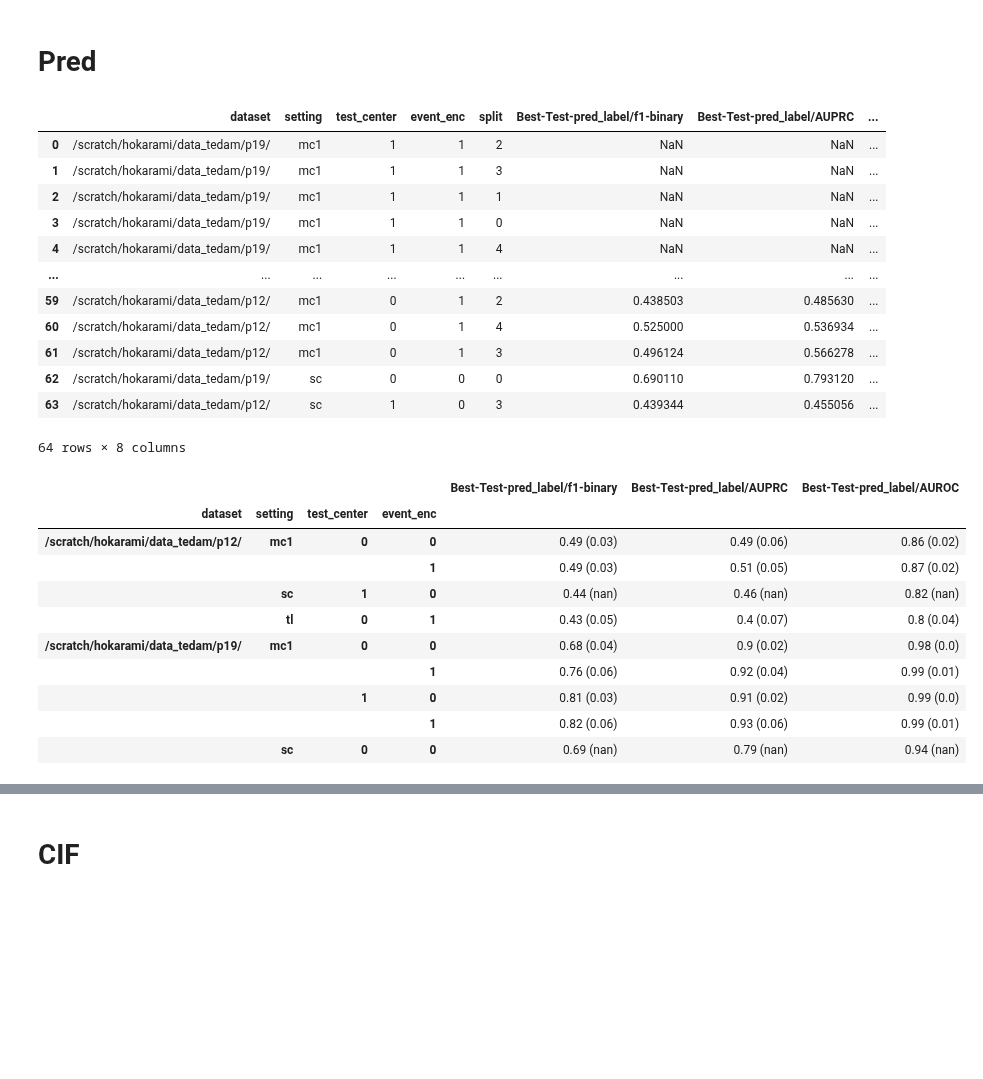
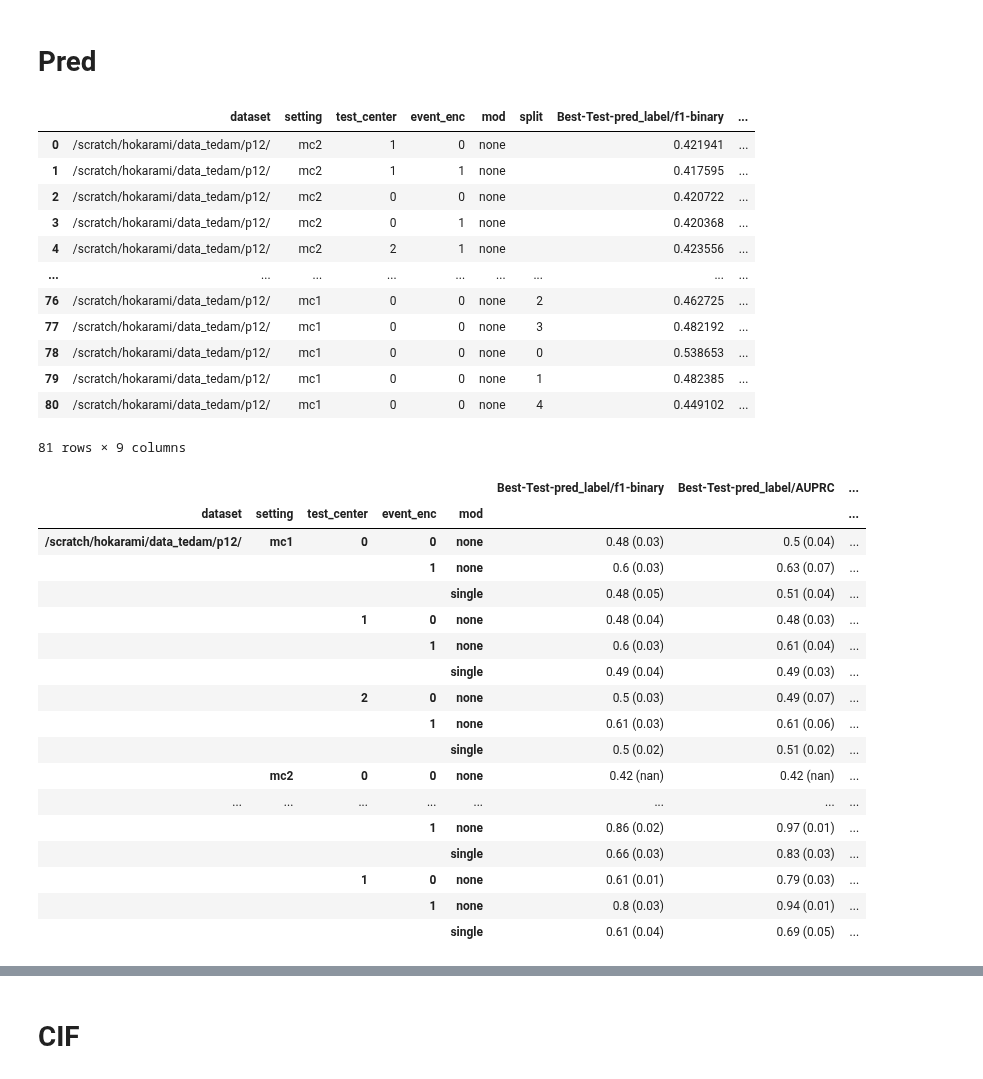
Before and after one commit to hojjatkarami/tedam2, a Jupyter notebook: jup_res.ipynb, the cells around one changed output, grey strips where cells are left out. Saved outputs shown, nothing was run; the diff lists cells and outputs as text; code cells hidden in the pictures; blank space fills up the shorter version.

```diff
--- a/jup_res.ipynb
+++ b/jup_res.ipynb
@@ -8,15 +8,15 @@ import plotly.express as px  # (version 4.7.0 or higher)
 import plotly.graph_objects as go
 from plotly.subplots import make_subplots
 # %%
-!pip install wandb -qqq
+# !pip install wandb -qqq
 import wandb
-wandb.login()
+# wandb.login()
 api = wandb.Api()
 import os
 
 os.environ["WANDB_NOTEBOOK_NAME"] = "jup_res"
 
 
-selected_tag = 'Pred'
+# selected_tag = 'Pred'
 
 runs = api.runs("hokarami/TEDAM3")
@@ -89,10 +87,10 @@ dict_keys(['w', 'lr', 'log', 'mod', 'per', 'cuda', 'data', 'date', 'demo', 'prof
 # %% [markdown]
 # Pred
 # %%
-df_filt = dl_runs(runs, selected_tag='Pred6')
+df_filt = dl_runs(runs, selected_tag='PredN')
 # %%
 i_groupby_row =['dataset','setting','test_center']
-i_groupby_col = ['event_enc']
+i_groupby_col = ['event_enc','mod']
 i_agg = ['split']
 i_metric = ['Best-Test-pred_label/f1-binary','Best-Test-pred_label/AUPRC','Best-Test-pred_label/AUROC']
 # i_metric = ['Test-CIF/NLL-#events']
@@ -103,53 +101,60 @@ i_metric = ['Best-Test-pred_label/f1-binary','Best-Test-pred_label/AUPRC','Best-
 d_name = [x for x in df_filt.name]
 
 df_config = pd.DataFrame(   [{k:v for k,v in x.items()} for x in df_filt.config]    )
 
 df_summary = pd.DataFrame(   [{k:v for k,v in x.items()} for x in df_filt.summary]    )
 
 df = pd.concat([df_config, df_summary],axis=1)
 # df.name = df_filt.name
 df = df[i_groupby_row + i_groupby_col + i_agg + i_metric]
 df
 
 
 
 
 a0 = df.groupby(i_groupby_row + i_groupby_col)[i_metric].size().rename('runs')
 
 a1 = df.groupby(i_groupby_row + i_groupby_col)[i_metric].aggregate(['mean','std']).round(3)
 
 a1 = df.groupby(i_groupby_row + i_groupby_col)[i_metric].aggregate(lambda x:str(round(x.mean(),2))  + ' (' + str(round(x.std(),2))  +')'  ) #
 
 # a4 = df.groupby(i_by)[i_metric].apply(lambda x:x.round(3).tolist())   # x.round(3).tolist()
 a1
 
 a1.reset_index().pivot(index=i_groupby_row,columns=i_groupby_col)
 
 
 
 # a1.to_csv("aaa.csv")
 # %% [output]
-|  | dataset | setting | test_center | event_enc | split | Best-Test-pred_label/f1-binary | Best-Test-pred_label/AUPRC | ... |
-| 0 | /scratch/hokarami/data_tedam/p19/ | mc1 | 1 | 1 | 2 | NaN | NaN | ... |
-| 1 | /scratch/hokarami/data_tedam/p19/ | mc1 | 1 | 1 | 3 | NaN | NaN | ... |
-| 2 | /scratch/hokarami/data_tedam/p19/ | mc1 | 1 | 1 | 1 | NaN | NaN | ... |
-| 3 | /scratch/hokarami/data_tedam/p19/ | mc1 | 1 | 1 | 0 | NaN | NaN | ... |
-| 4 | /scratch/hokarami/data_tedam/p19/ | mc1 | 1 | 1 | 4 | NaN | NaN | ... |
+|  | dataset | setting | test_center | event_enc | mod | split | Best-Test-pred_label/f1-binary | ... |
+| 0 | /scratch/hokarami/data_tedam/p12/ | mc2 | 1 | 0 | none |  | 0.421941 | ... |
+| 1 | /scratch/hokarami/data_tedam/p12/ | mc2 | 1 | 1 | none |  | 0.417595 | ... |
+| 2 | /scratch/hokarami/data_tedam/p12/ | mc2 | 0 | 0 | none |  | 0.420722 | ... |
+| 3 | /scratch/hokarami/data_tedam/p12/ | mc2 | 0 | 1 | none |  | 0.420368 | ... |
+| 4 | /scratch/hokarami/data_tedam/p12/ | mc2 | 2 | 1 | none |  | 0.423556 | ... |
 | ... | ... | ... | ... | ... | ... | ... | ... | ... |
-| 59 | /scratch/hokarami/data_tedam/p12/ | mc1 | 0 | 1 | 2 | 0.438503 | 0.485630 | ... |
-| 60 | /scratch/hokarami/data_tedam/p12/ | mc1 | 0 | 1 | 4 | 0.525000 | 0.536934 | ... |
-| 61 | /scratch/hokarami/data_tedam/p12/ | mc1 | 0 | 1 | 3 | 0.496124 | 0.566278 | ... |
-| 62 | /scratch/hokarami/data_tedam/p19/ | sc | 0 | 0 | 0 | 0.690110 | 0.793120 | ... |
-| 63 | /scratch/hokarami/data_tedam/p12/ | sc | 1 | 0 | 3 | 0.439344 | 0.455056 | ... |
+| 76 | /scratch/hokarami/data_tedam/p12/ | mc1 | 0 | 0 | none | 2 | 0.462725 | ... |
+| 77 | /scratch/hokarami/data_tedam/p12/ | mc1 | 0 | 0 | none | 3 | 0.482192 | ... |
+| 78 | /scratch/hokarami/data_tedam/p12/ | mc1 | 0 | 0 | none | 0 | 0.538653 | ... |
+| 79 | /scratch/hokarami/data_tedam/p12/ | mc1 | 0 | 0 | none | 1 | 0.482385 | ... |
+| 80 | /scratch/hokarami/data_tedam/p12/ | mc1 | 0 | 0 | none | 4 | 0.449102 | ... |
-64 rows × 8 columns
+81 rows × 9 columns
-|  |  |  |  | Best-Test-pred_label/f1-binary | Best-Test-pred_label/AUPRC | Best-Test-pred_label/AUROC |
-| dataset | setting | test_center | event_enc |  |  |  |
-| /scratch/hokarami/data_tedam/p12/ | mc1 | 0 | 0 | 0.49 (0.03) | 0.49 (0.06) | 0.86 (0.02) |
-|  |  |  | 1 | 0.49 (0.03) | 0.51 (0.05) | 0.87 (0.02) |
-|  | sc | 1 | 0 | 0.44 (nan) | 0.46 (nan) | 0.82 (nan) |
-|  | tl | 0 | 1 | 0.43 (0.05) | 0.4 (0.07) | 0.8 (0.04) |
-| /scratch/hokarami/data_tedam/p19/ | mc1 | 0 | 0 | 0.68 (0.04) | 0.9 (0.02) | 0.98 (0.0) |
-|  |  |  | 1 | 0.76 (0.06) | 0.92 (0.04) | 0.99 (0.01) |
-|  |  | 1 | 0 | 0.81 (0.03) | 0.91 (0.02) | 0.99 (0.0) |
-|  |  |  | 1 | 0.82 (0.06) | 0.93 (0.06) | 0.99 (0.01) |
-|  | sc | 0 | 0 | 0.69 (nan) | 0.79 (nan) | 0.94 (nan) |
+|  |  |  |  |  | Best-Test-pred_label/f1-binary | Best-Test-pred_label/AUPRC | ... |
+| dataset | setting | test_center | event_enc | mod |  |  | ... |
+| /scratch/hokarami/data_tedam/p12/ | mc1 | 0 | 0 | none | 0.48 (0.03) | 0.5 (0.04) | ... |
+|  |  |  | 1 | none | 0.6 (0.03) | 0.63 (0.07) | ... |
+|  |  |  |  | single | 0.48 (0.05) | 0.51 (0.04) | ... |
+|  |  | 1 | 0 | none | 0.48 (0.04) | 0.48 (0.03) | ... |
+|  |  |  | 1 | none | 0.6 (0.03) | 0.61 (0.04) | ... |
+|  |  |  |  | single | 0.49 (0.04) | 0.49 (0.03) | ... |
+|  |  | 2 | 0 | none | 0.5 (0.03) | 0.49 (0.07) | ... |
+|  |  |  | 1 | none | 0.61 (0.03) | 0.61 (0.06) | ... |
+|  |  |  |  | single | 0.5 (0.02) | 0.51 (0.02) | ... |
+|  | mc2 | 0 | 0 | none | 0.42 (nan) | 0.42 (nan) | ... |
+| ... | ... | ... | ... | ... | ... | ... | ... |
+|  |  |  | 1 | none | 0.86 (0.02) | 0.97 (0.01) | ... |
+|  |  |  |  | single | 0.66 (0.03) | 0.83 (0.03) | ... |
+|  |  | 1 | 0 | none | 0.61 (0.01) | 0.79 (0.03) | ... |
+|  |  |  | 1 | none | 0.8 (0.03) | 0.94 (0.01) | ... |
+|  |  |  |  | single | 0.61 (0.04) | 0.69 (0.05) | ... |
```
Also changed, not shown: parts of 3 cells of this notebook, 7 other files.
